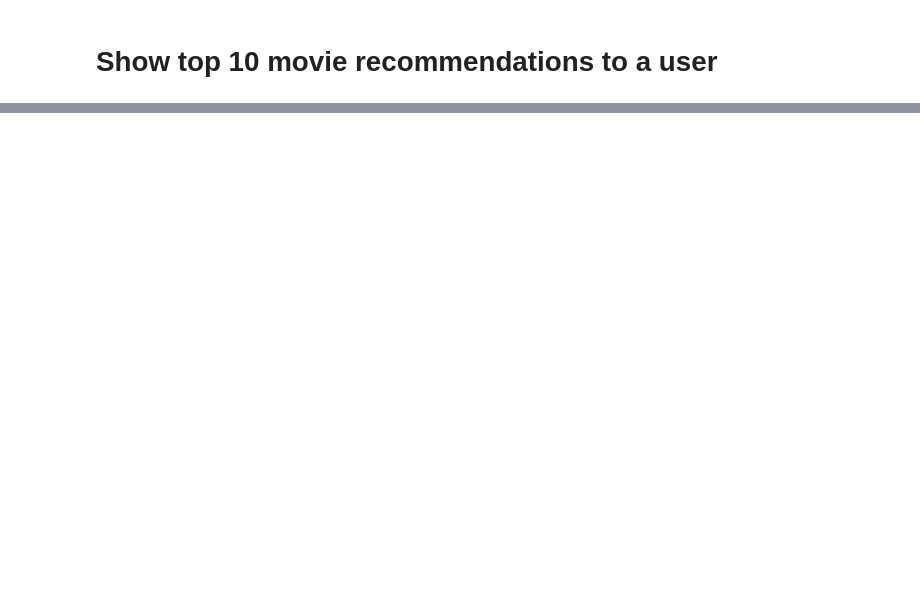
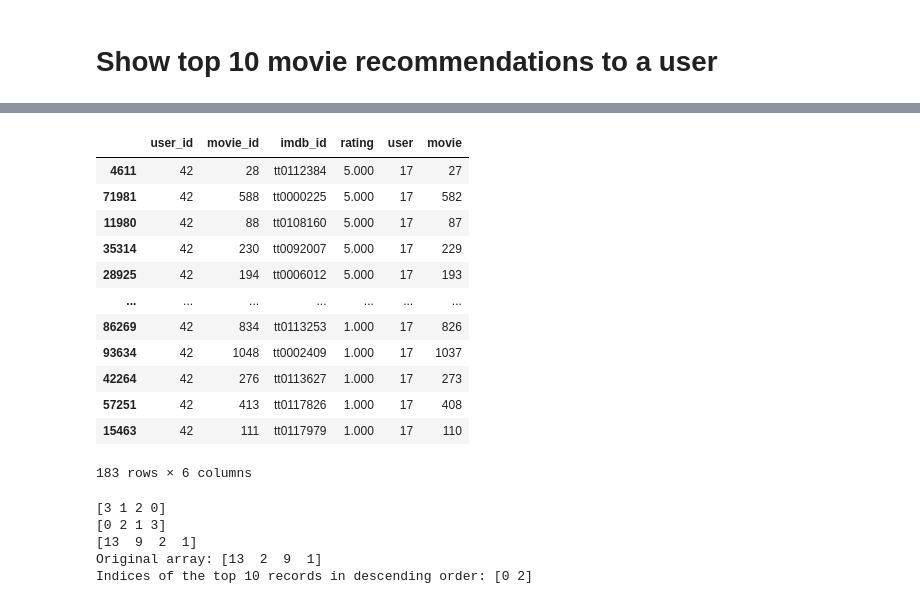
Before and after one commit to GauriMahangare/crs_ds, a Jupyter notebook: notebooks/03_Models/06_recommendation_collaborative_DNN.ipynb, the cells around one changed output, grey strips where cells are left out. Drawn from its saved outputs; the diff is of its cells as text; code cells hidden in the pictures; blank space fills up the shorter version.

```diff
--- a/notebooks/03_Models/06_recommendation_collaborative_DNN.ipynb
+++ b/notebooks/03_Models/06_recommendation_collaborative_DNN.ipynb
@@ -131,0 +186,3 @@ x = df[["user", "movie"]].values
+# %%
+# Extract all movies which have been rated
+movie_ids = ratings["movie_id"].unique().tolist()
@@ -131,0 +240,3 @@ x = df[["user", "movie"]].values
+# %%
+# Store the index of movie ids enumerated
+ratings["movie"] = ratings["movie_id"].map(movie2movie_encoded)
@@ -131,0 +259,3 @@ x = df[["user", "movie"]].values
+# %%
+# Ratings are converted to float
+ratings["rating"] = ratings["rating"].values.astype(np.float32)
@@ -131,0 +282,5 @@ x = df[["user", "movie"]].values
+# %%
+#  randomly select a specified number of items or a fraction of items from a DataFrame
+# fract = 1 => 100% of rows and nal but is used to ensure reproducibility. Setting a specific random state ensures that the random
+# selections are the same every time we run the script, making it easier to reproduce results.
+df = ratings.sample(frac=1, random_state=42)
@@ -525,0 +826,40 @@ for row in recommended_movies.itertuples():
+# %%
+df[df['user_id']==42].sort_values('rating',ascending=False)
+# %% [output]
+|  | user_id | movie_id | imdb_id | rating | user | movie |
+| 4611 | 42 | 28 | tt0112384 | 5.000 | 17 | 27 |
+| 71981 | 42 | 588 | tt0000225 | 5.000 | 17 | 582 |
+| 11980 | 42 | 88 | tt0108160 | 5.000 | 17 | 87 |
+| 35314 | 42 | 230 | tt0092007 | 5.000 | 17 | 229 |
+| 28925 | 42 | 194 | tt0006012 | 5.000 | 17 | 193 |
+| ... | ... | ... | ... | ... | ... | ... |
+| 86269 | 42 | 834 | tt0113253 | 1.000 | 17 | 826 |
+| 93634 | 42 | 1048 | tt0002409 | 1.000 | 17 | 1037 |
+| 42264 | 42 | 276 | tt0113627 | 1.000 | 17 | 273 |
+| 57251 | 42 | 413 | tt0117826 | 1.000 | 17 | 408 |
+| 15463 | 42 | 111 | tt0117979 | 1.000 | 17 | 110 |
+183 rows × 6 columns
+# %%
+# Create a numpy array
+arr = np.array([13, 2, 9,1])
+
+# Get the indices that would sort the array in descending order
+indices_ascending = np.argsort(arr)
+print(indices_ascending)
+
+indices_descending = np.argsort(arr)[::-1]
+print(indices_descending)
+# Select the top 10 indices
+top_10_indices = indices_descending[:2]
+top_10_values = arr[indices_descending]
+
+print(top_10_values)
+
+print("Original array:", arr)
+print("Indices of the top 10 records in descending order:", top_10_indices)
+# %% [output]
+[3 1 2 0]
+[0 2 1 3]
+[13  9  2  1]
+Original array: [13  2  9  1]
+Indices of the top 10 records in descending order: [0 2]
```
Also changed, not shown: parts of 108 cells of this notebook, 49 other files.
